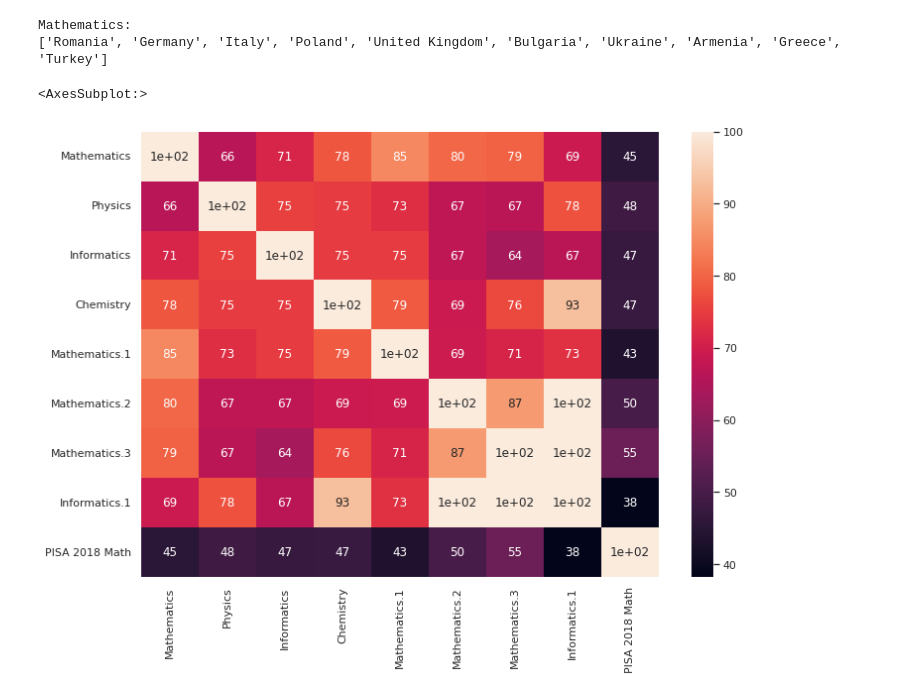
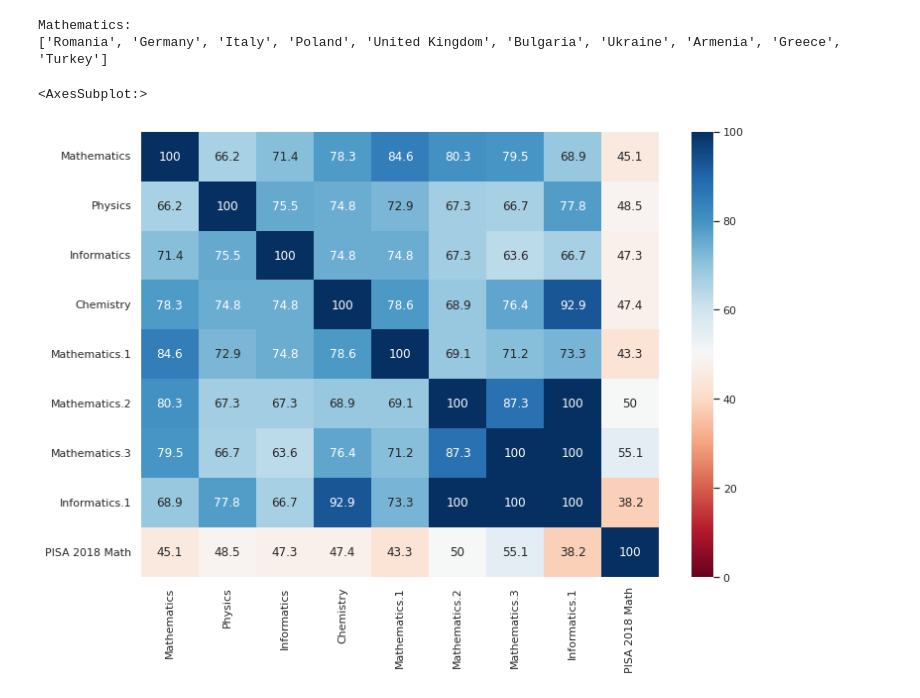
Before and after one commit to theodormoroianu/Stuff, a Jupyter notebook: Olympiad_analysis/analysis.ipynb, the cells around one changed output. Cells and saved outputs as stored; diff of their text form; code cells hidden in the pictures.

```diff
--- a/Olympiad_analysis/analysis.ipynb
+++ b/Olympiad_analysis/analysis.ipynb
@@ -69,13 +70,13 @@ print(f"{competitions[0]}:\n{get_rankings(competitions[0])[:10]}")
 Mathematics:
 ['Romania', 'Germany', 'Italy', 'Poland', 'United Kingdom', 'Bulgaria', 'Ukraine', 'Armenia', 'Greece', 'Turkey']
 # %%
-heatmap = [
+heatmap = np.array([
     [ corelation(get_rankings(contest_a), get_rankings(contest_b)) for contest_b in competitions ]
     for contest_a in competitions
-]
+])
 
 seaborn.set(rc={'figure.figsize':(11.7,8.27)})
-seaborn.heatmap(heatmap, xticklabels=competitions, yticklabels=competitions, annot=True)
+seaborn.heatmap(heatmap, xticklabels=competitions, yticklabels=competitions, annot=True, cmap='RdBu', vmin=0, vmax=100, fmt='.3g')
 # %% [output]
 <AxesSubplot:>
-[figure, old version]
+[figure, new version]
```
Also changed, not shown: parts of 3 cells of this notebook.
